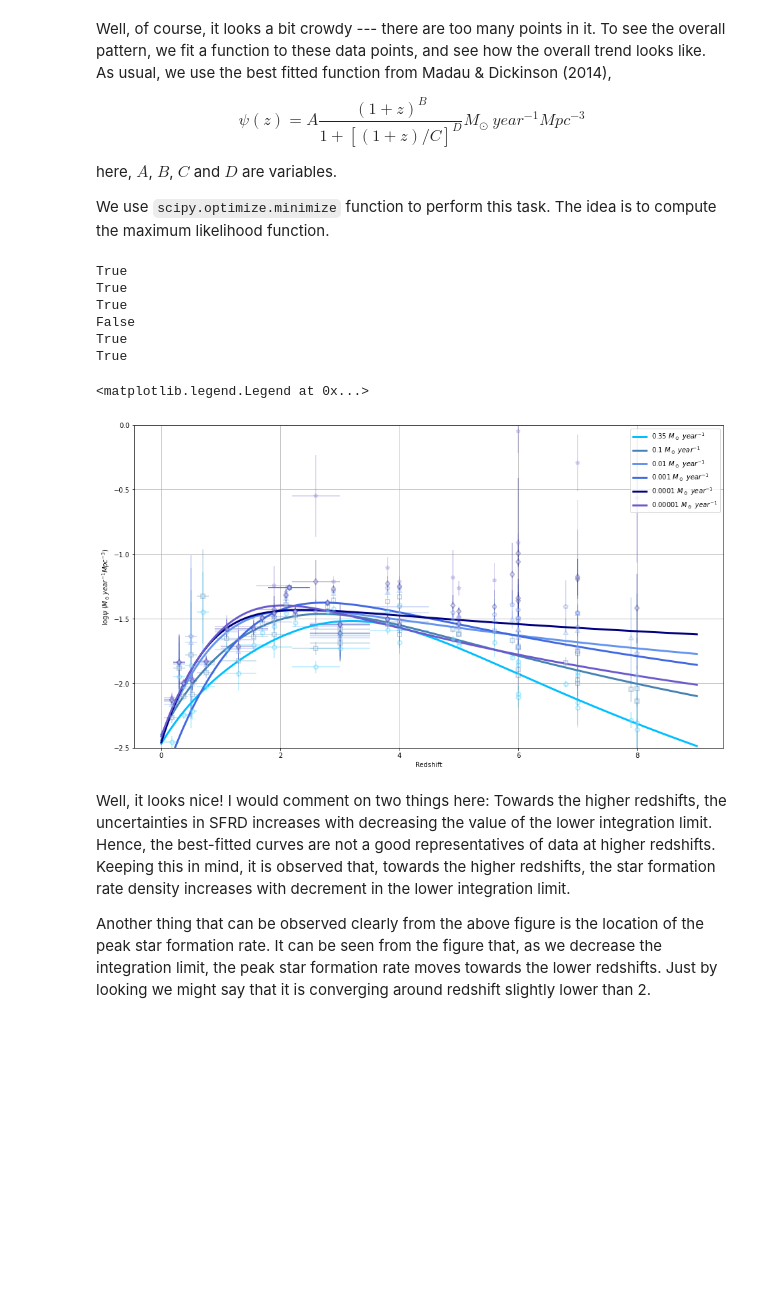
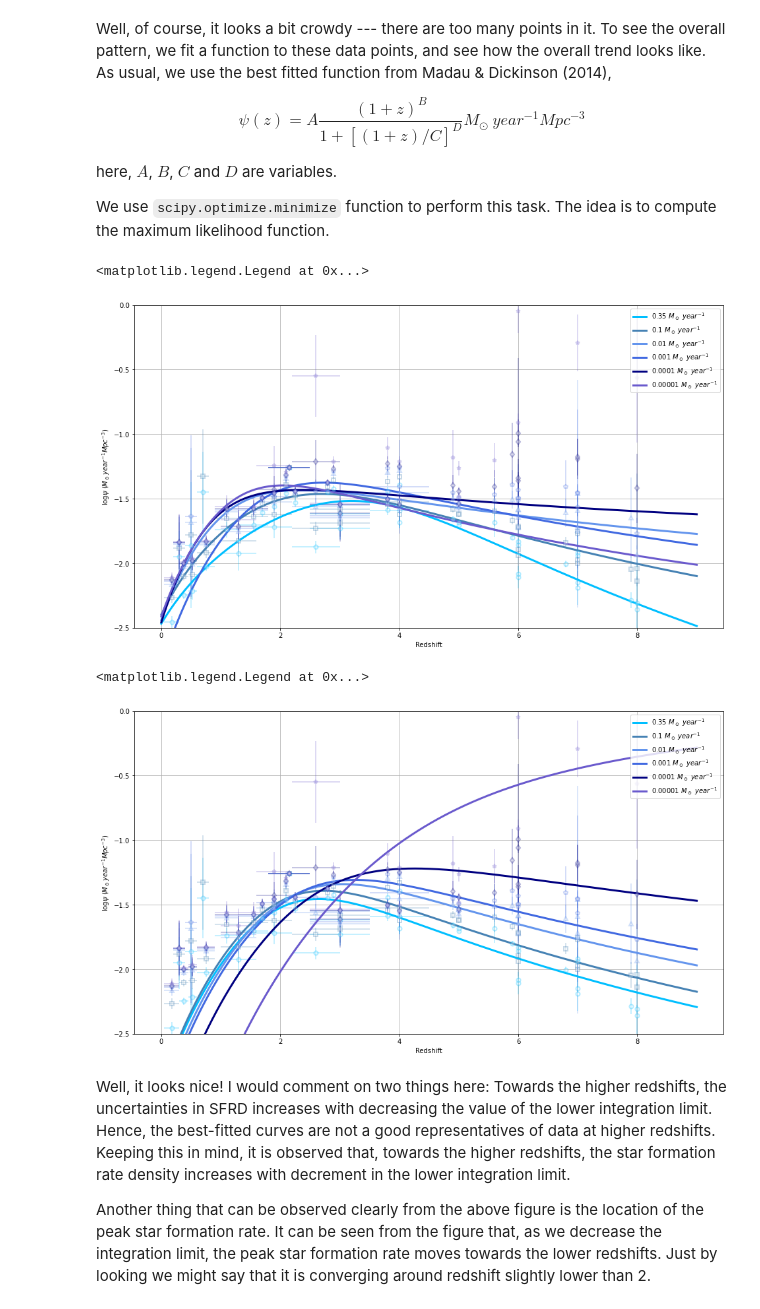
Before and after one commit to Jayshil/csfrd, a Jupyter notebook: Results/res2.ipynb, the cells around one changed output. Cells and saved outputs as stored; diff of their text form; code cells hidden in the pictures; blank space fills up the shorter version.

Commit message:
Made new plots

```diff
--- a/Results/res2.ipynb
+++ b/Results/res2.ipynb
@@ -99,26 +99,37 @@ def psi_new(z, aa, bb, cc, dd):
 # Negative likelihood function
 def min_log_likelihood(x, zcen, sfrd11, sfrd_err11):
     model = psi_new(zcen, x[0], x[1], x[2], x[3])
+    chi2 = (sfrd11 - model)#/sfrd_err11
+    chi22 = np.sum(chi2**2)
+    yy = 0.5*chi22 #+ np.sum(np.log(sfrd_err11))
+    return yy
+
+# Negative likelihood function
+def min_log_likelihood1(x, zcen, sfrd11, sfrd_err11):
+    model = psi_new(zcen, x[0], x[1], x[2], x[3])
     chi2 = (sfrd11 - model)/sfrd_err11
     chi22 = np.sum(chi2**2)
     yy = 0.5*chi22 + np.sum(np.log(sfrd_err11))
     return yy
 
 best_fit_params = []
+best_fit_params1 = []
 for i in range(len(lims)):
     xinit1 = np.array([0.01, 3., 3., 6.])
     #xinit, _ = cft(psi_new, sfr_all[i], sfre_all[i], p0=xinit1, maxfev=1000000)
     soln = mz(min_log_likelihood, xinit1, method='L-BFGS-B', args=(zcen_all[i], sfr_all[i], sfre_all[i]))
-    print(soln.success)
+    soln1 = mz(min_log_likelihood1, xinit1, method='L-BFGS-B', args=(zcen_all[i], sfr_all[i], sfre_all[i]))
+    #print(soln.success)
     #print(soln.x)
     best_fit_params.append(soln.x)
+    best_fit_params1.append(soln1.x)
 
 znew = np.linspace(0,9,1000)
 
 plt.figure(figsize=(16,9))
 for i in range(len(lims)):
     plt.errorbar(zcen_all[i], log_sfr_all[i], xerr=[zup_all[i], zdo_all[i]], yerr=log_sfre_all[i], fmt='.', marker=shp[i], c=cols[i], mfc='white', mew=2, alpha=0.3)
-    best_fit_func = psi_new(znew, *best_fit_params[i])
+    best_fit_func = psi_new(znew, *best_fit_params1[i])
     log_best_fit = np.log10(best_fit_func)
     plt.plot(znew, log_best_fit, label=lims[i], lw=3, c=cols[i])
 
@@ -128,14 +139,24 @@ plt.grid()
 plt.ylim([-2.5, 0])
 plt.legend(loc='upper right')
 # %% [output]
-True
-True
-True
-False
-True
-True
+<matplotlib.legend.Legend at 0x...>
-<matplotlib.legend.Legend at 0x...>
 [figure]
+# %%
+plt.figure(figsize=(16,9))
+for i in range(len(lims)):
+    plt.errorbar(zcen_all[i], log_sfr_all[i], xerr=[zup_all[i], zdo_all[i]], yerr=log_sfre_all[i], fmt='.', marker=shp[i], c=cols[i], mfc='white', mew=2, alpha=0.3)
+    best_fit_func = psi_new(znew, *best_fit_params[i])
+    log_best_fit = np.log10(best_fit_func)
+    plt.plot(znew, log_best_fit, label=lims[i], lw=3, c=cols[i])
+
+plt.xlabel('Redshift')
+plt.ylabel(r'$\log{\psi}$ ($M_\odot year^{-1} Mpc^{-3}$)')
+plt.grid()
+plt.ylim([-2.5, 0])
+plt.legend(loc='upper right')
+# %% [output]
+<matplotlib.legend.Legend at 0x...>
+[figure, added]
 # %% [markdown]
 Well, it looks nice! I would comment on two things here: Towards the higher redshifts, the uncertainties in SFRD increases with decreasing the value of the lower integration limit. Hence, the best-fitted curves are not a good representatives of data at higher redshifts. Keeping this in mind, it is observed that, towards the higher redshifts, the star formation rate density increases with decrement in the lower integration limit.
 
```
Also changed, not shown: parts of 1 cell of this notebook.
